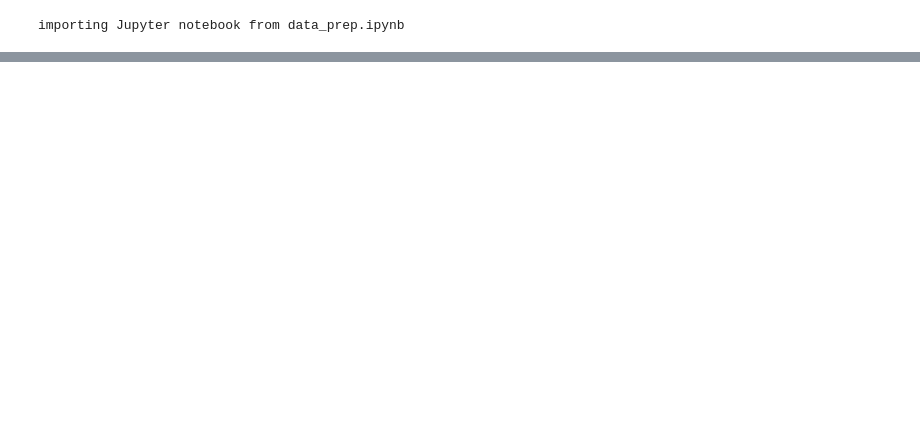
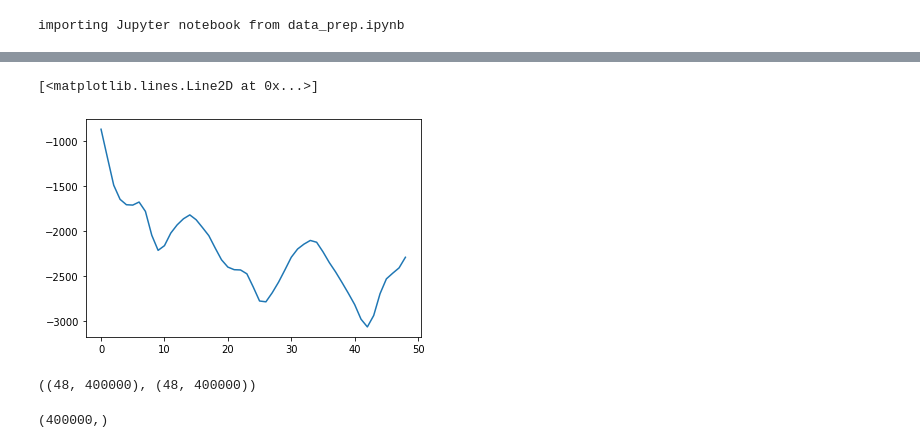
Before and after one commit to irvingcampbell/EEG-to-finger-flexion, a Jupyter notebook: EEG_data/Master Technical Notebook.ipynb, the cells around one changed output, grey strips where cells are left out. Saved outputs shown, nothing was run; the diff lists cells and outputs as text; code cells hidden in the pictures; blank space fills up the shorter version.

```diff
--- a/EEG_data/Master Technical Notebook.ipynb
+++ b/EEG_data/Master Technical Notebook.ipynb
@@ -44,0 +130,7 @@ X2_filtered, adjusted_array = filter_elec_noise(60.0, 60.0, 1000, X2['train_data
+# %%
+X2filteredbychannel = np.stack(X2_filtered, axis = 1)
+# %%
+plt.plot(X2filteredbychannel[0][0:49])
+# %% [output]
+[<matplotlib.lines.Line2D at 0x...>]
+[figure, added]
@@ -44,0 +139,4 @@ X2_filtered, adjusted_array = filter_elec_noise(60.0, 60.0, 1000, X2['train_data
+# %%
+np.shape(X2filteredbychannel[0:48][0:49]), np.shape(X2bychannel[0:48][0:49])
+# %% [output]
+((48, 400000), (48, 400000))
@@ -44,0 +145,4 @@ X2_filtered, adjusted_array = filter_elec_noise(60.0, 60.0, 1000, X2['train_data
+# %%
+np.shape(xshortened[:][0])
+# %% [output]
+(400000,)
```
Also changed, not shown: parts of 22 cells of this notebook.
